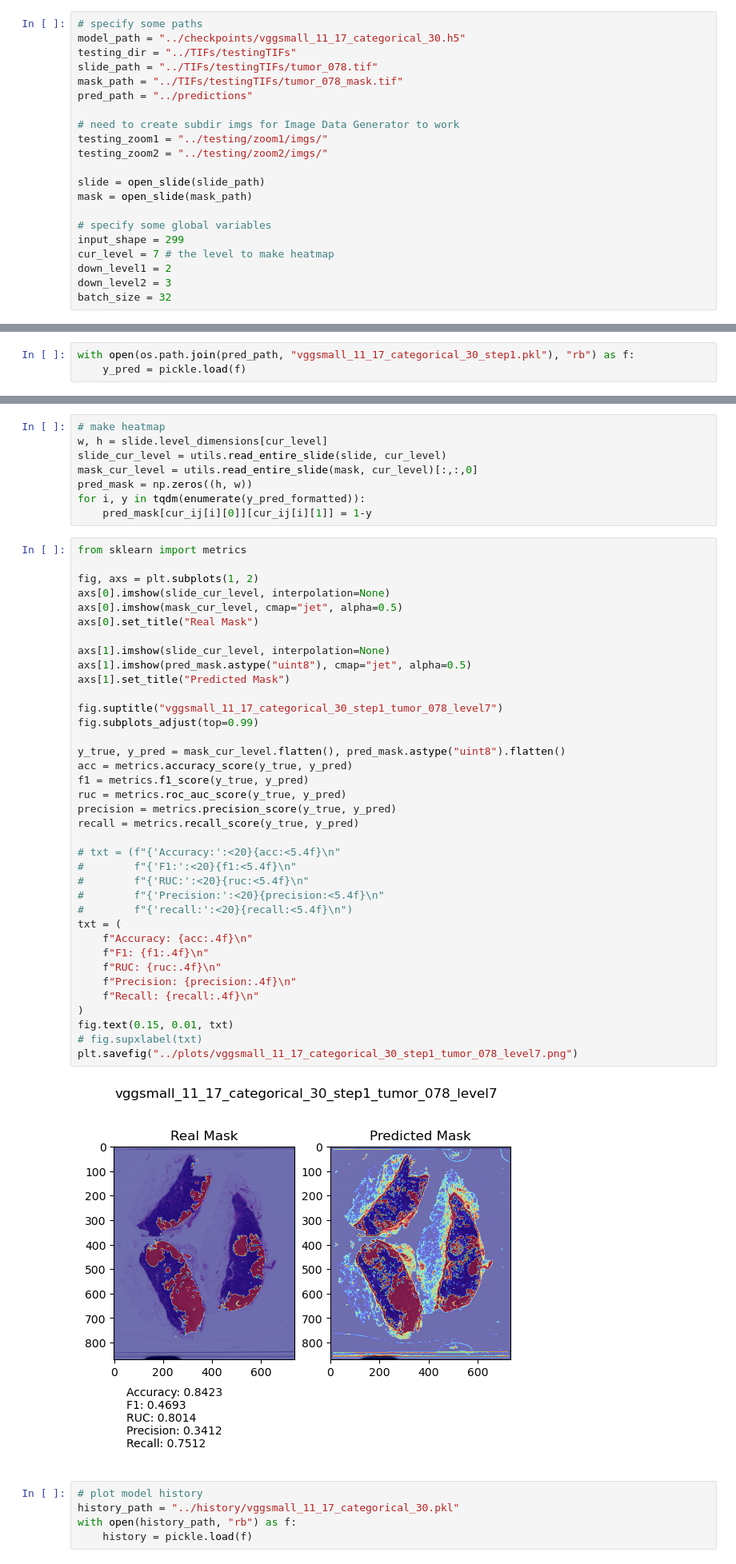
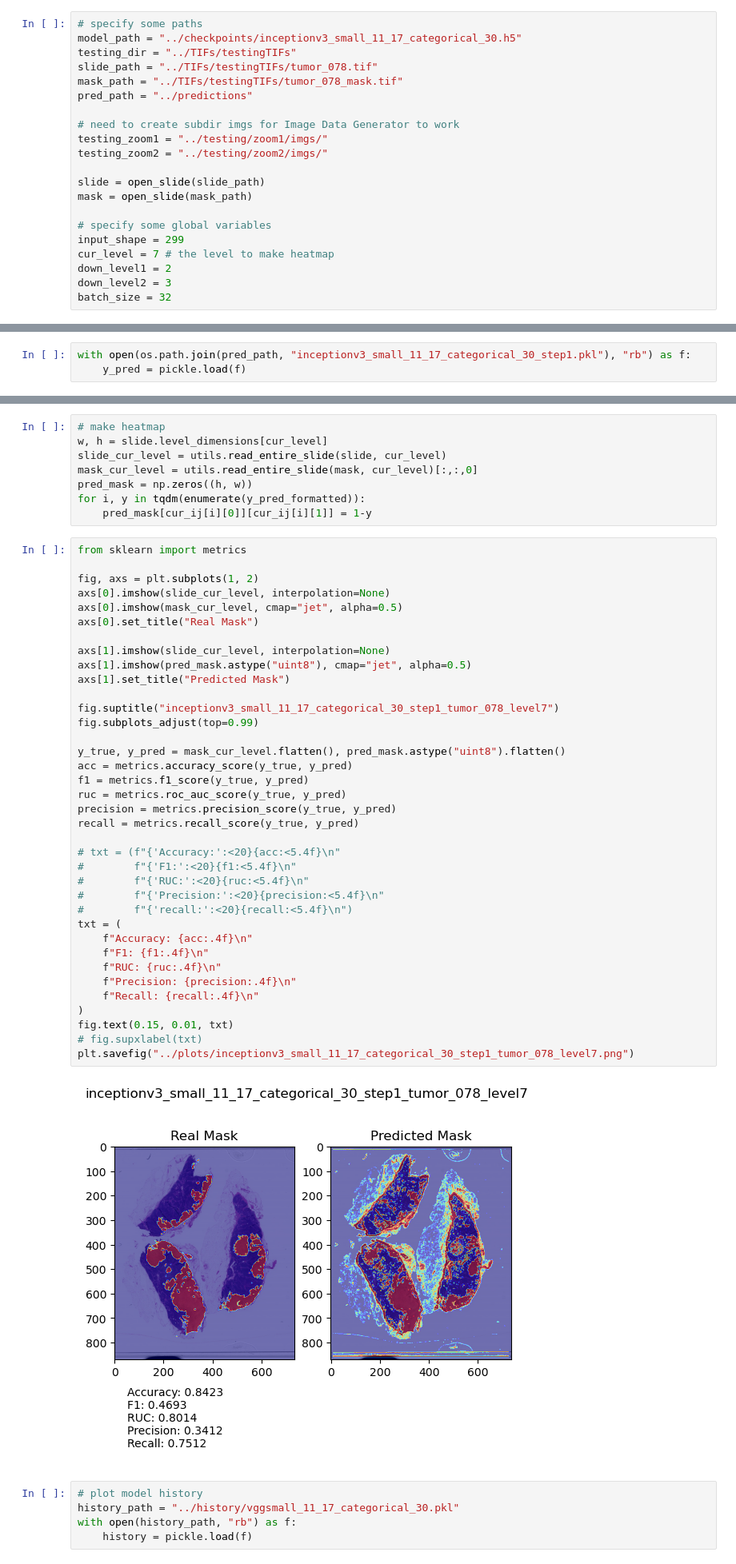
Before and after one commit to Hegelim/adl, a Jupyter notebook: notebooks/make_prediction.ipynb, the cells around one changed output, grey strips where cells are left out. Shown at 80% size. Drawn from its saved outputs; the diff is of its cells as text.

Commit message:
Corrected name from vgg to inceptionv3

```diff
--- a/notebooks/make_prediction.ipynb
+++ b/notebooks/make_prediction.ipynb
@@ -156,7 +156,7 @@ def create_test_slices(slide, level1, level2, level1_coord, level2_coord, level1
         cv2.imwrite(os.path.join(level2out, f"zoom2_{i}.png"), level2_patch)
 # %%
 # specify some paths
-model_path = "../checkpoints/vggsmall_11_17_categorical_30.h5"
+model_path = "../checkpoints/inceptionv3_small_11_17_categorical_30.h5"
 testing_dir = "../TIFs/testingTIFs"
 slide_path = "../TIFs/testingTIFs/tumor_078.tif"
 mask_path = "../TIFs/testingTIFs/tumor_078_mask.tif"
@@ -273,7 +273,7 @@ Wall time: 16min 53s
 with open(os.path.join(pred_path, "vggsmall_11_17_categorical_30_step1.pkl"), "wb") as f:
     pickle.dump(y_pred, f)
 # %%
-with open(os.path.join(pred_path, "vggsmall_11_17_categorical_30_step1.pkl"), "rb") as f:
+with open(os.path.join(pred_path, "inceptionv3_small_11_17_categorical_30_step1.pkl"), "rb") as f:
     y_pred = pickle.load(f)
 # %%
 y_pred_formatted = np.argmax(y_pred, axis=1)
@@ -303,36 +303,36 @@ axs[0].imshow(mask_cur_level, cmap="jet", alpha=0.5)
 axs[0].set_title("Real Mask")
 
 axs[1].imshow(slide_cur_level, interpolation=None)
 axs[1].imshow(pred_mask.astype("uint8"), cmap="jet", alpha=0.5)
 axs[1].set_title("Predicted Mask")
 
-fig.suptitle("vggsmall_11_17_categorical_30_step1_tumor_078_level7")
+fig.suptitle("inceptionv3_small_11_17_categorical_30_step1_tumor_078_level7")
 fig.subplots_adjust(top=0.99)
 
 y_true, y_pred = mask_cur_level.flatten(), pred_mask.astype("uint8").flatten()
 acc = metrics.accuracy_score(y_true, y_pred)
 f1 = metrics.f1_score(y_true, y_pred)
 ruc = metrics.roc_auc_score(y_true, y_pred)
 precision = metrics.precision_score(y_true, y_pred)
 recall = metrics.recall_score(y_true, y_pred)
 
 # txt = (f"{'Accuracy:':<20}{acc:<5.4f}\n"
 #        f"{'F1:':<20}{f1:<5.4f}\n"
 #        f"{'RUC:':<20}{ruc:<5.4f}\n"
 #        f"{'Precision:':<20}{precision:<5.4f}\n"
 #        f"{'recall:':<20}{recall:<5.4f}\n")
 txt = (
     f"Accuracy: {acc:.4f}\n"
     f"F1: {f1:.4f}\n"
     f"RUC: {ruc:.4f}\n"
     f"Precision: {precision:.4f}\n"
     f"Recall: {recall:.4f}\n"
 )
 fig.text(0.15, 0.01, txt)
 # fig.supxlabel(txt)
-plt.savefig("../plots/vggsmall_11_17_categorical_30_step1_tumor_078_level7.png")
+plt.savefig("../plots/inceptionv3_small_11_17_categorical_30_step1_tumor_078_level7.png")
 # %% [output]
-[figure, old version]
+[figure, new version]
 # %%
 # plot model history
 history_path = "../history/vggsmall_11_17_categorical_30.pkl"
```
Also changed, not shown: parts of 2 cells of this notebook, 15 other files.
